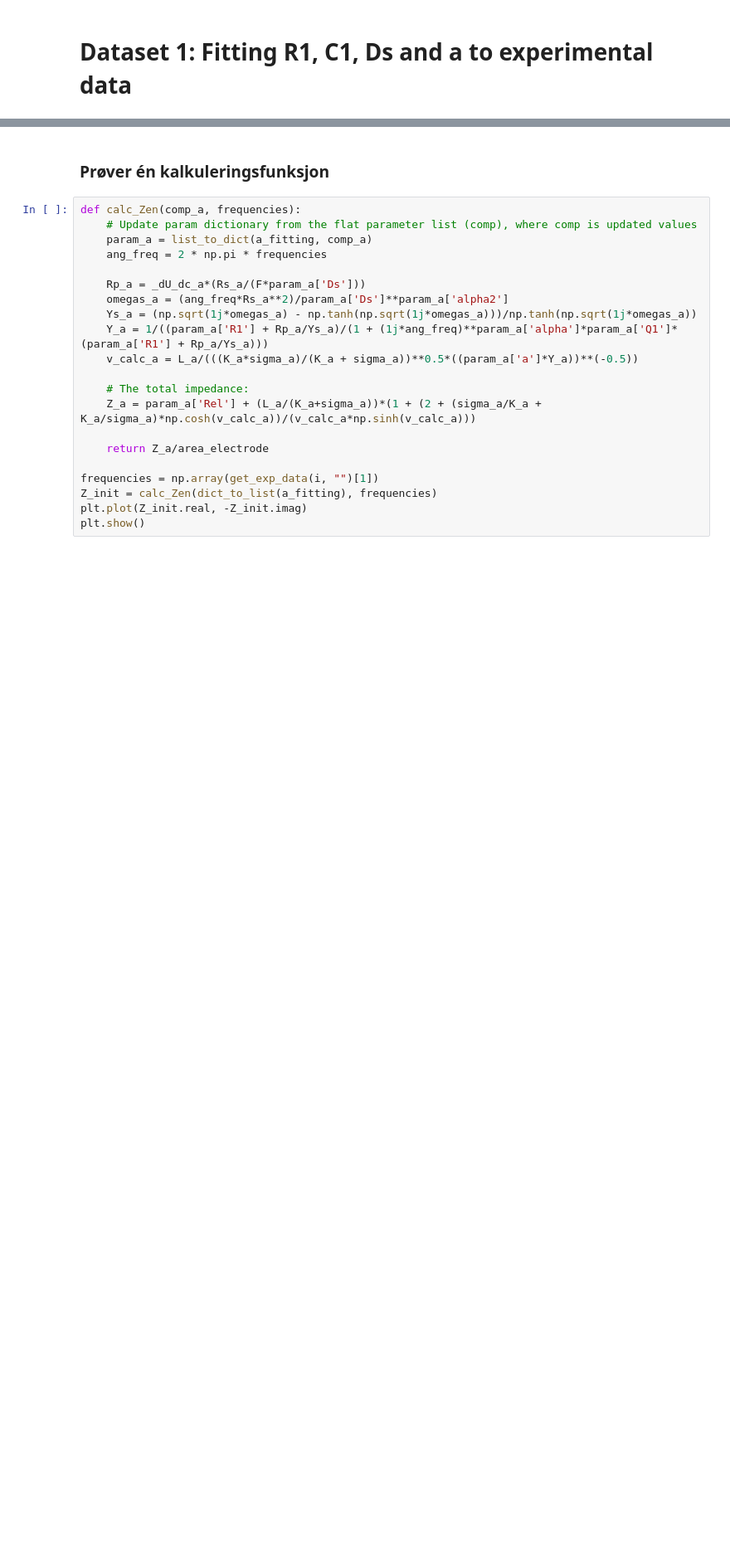
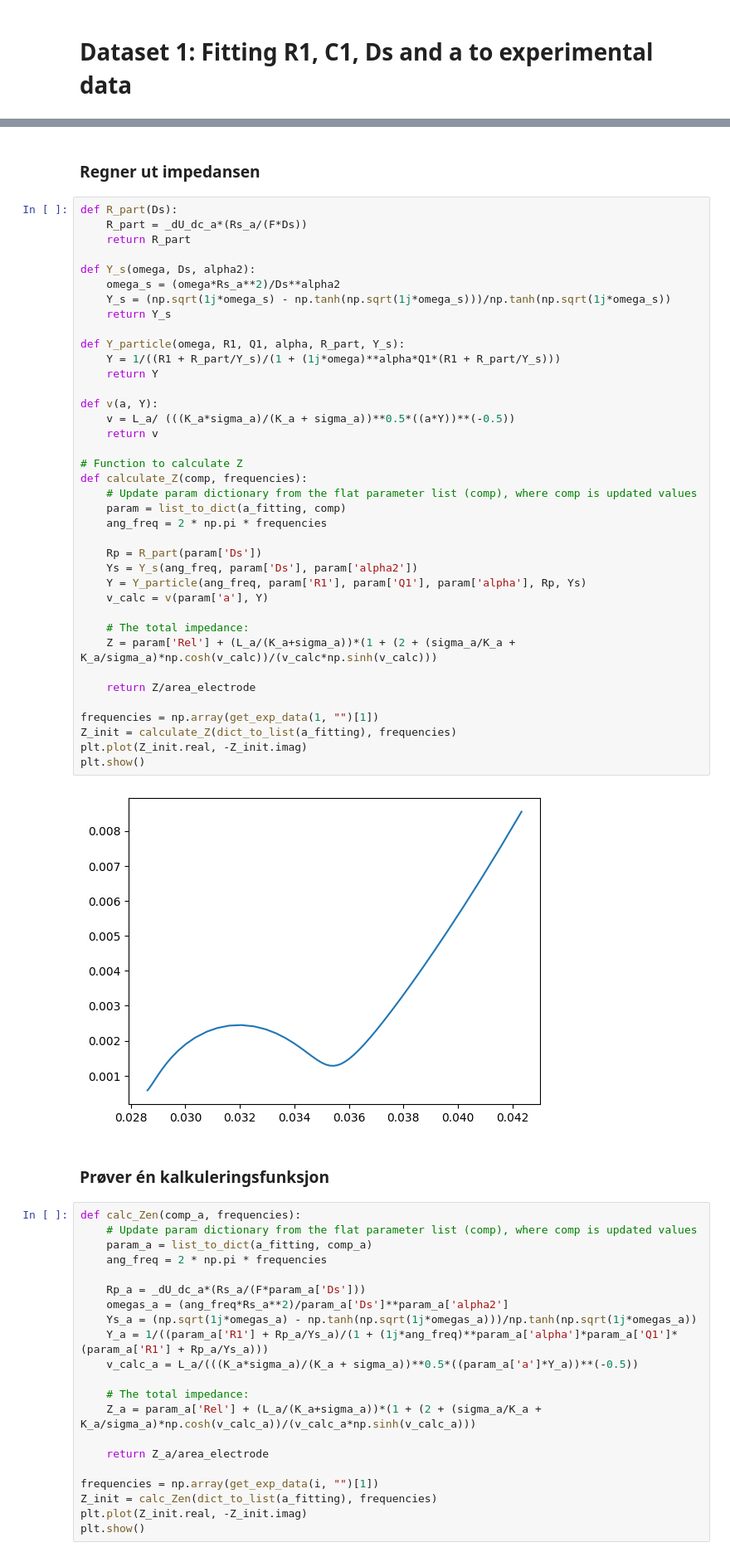
Before and after one commit to samaard2001/EIS-code, a Jupyter notebook: Code/EIS_ECM.ipynb, the cells around one changed output, grey strips where cells are left out. Shown at 83% size. Saved outputs shown, nothing was run; the diff lists cells and outputs as text; blank space fills up the shorter version.

```diff
--- a/Code/EIS_ECM.ipynb
+++ b/Code/EIS_ECM.ipynb
@@ -605,3 +609,45 @@ i = 1
+# %% [markdown]
+### Regner ut impedansen
+# %%
+def R_part(Ds):
+    R_part = _dU_dc_a*(Rs_a/(F*Ds))
+    return R_part
+
+def Y_s(omega, Ds, alpha2):
+    omega_s = (omega*Rs_a**2)/Ds**alpha2
+    Y_s = (np.sqrt(1j*omega_s) - np.tanh(np.sqrt(1j*omega_s)))/np.tanh(np.sqrt(1j*omega_s))
+    return Y_s
+
+def Y_particle(omega, R1, Q1, alpha, R_part, Y_s):
+    Y = 1/((R1 + R_part/Y_s)/(1 + (1j*omega)**alpha*Q1*(R1 + R_part/Y_s)))
+    return Y
+
+def v(a, Y):
+    v = L_a/ (((K_a*sigma_a)/(K_a + sigma_a))**0.5*((a*Y))**(-0.5))
+    return v
+
+# Function to calculate Z
+def calculate_Z(comp, frequencies):
+    # Update param dictionary from the flat parameter list (comp), where comp is updated values
+    param = list_to_dict(a_fitting, comp)
+    ang_freq = 2 * np.pi * frequencies
+
+    Rp = R_part(param['Ds'])
+    Ys = Y_s(ang_freq, param['Ds'], param['alpha2'])
+    Y = Y_particle(ang_freq, param['R1'], param['Q1'], param['alpha'], Rp, Ys)
+    v_calc = v(param['a'], Y)
+
+    # The total impedance:
+    Z = param['Rel'] + (L_a/(K_a+sigma_a))*(1 + (2 + (sigma_a/K_a + K_a/sigma_a)*np.cosh(v_calc))/(v_calc*np.sinh(v_calc)))
+
+    return Z/area_electrode
+
+frequencies = np.array(get_exp_data(1, "")[1])
+Z_init = calculate_Z(dict_to_list(a_fitting), frequencies)
+plt.plot(Z_init.real, -Z_init.imag)
+plt.show()
+# %% [output]
+[figure, added]
 # %% [markdown]
 ### Prøver én kalkuleringsfunksjon
 # %%
```
Also changed, not shown: parts of 9 cells of this notebook, 1 other file.
